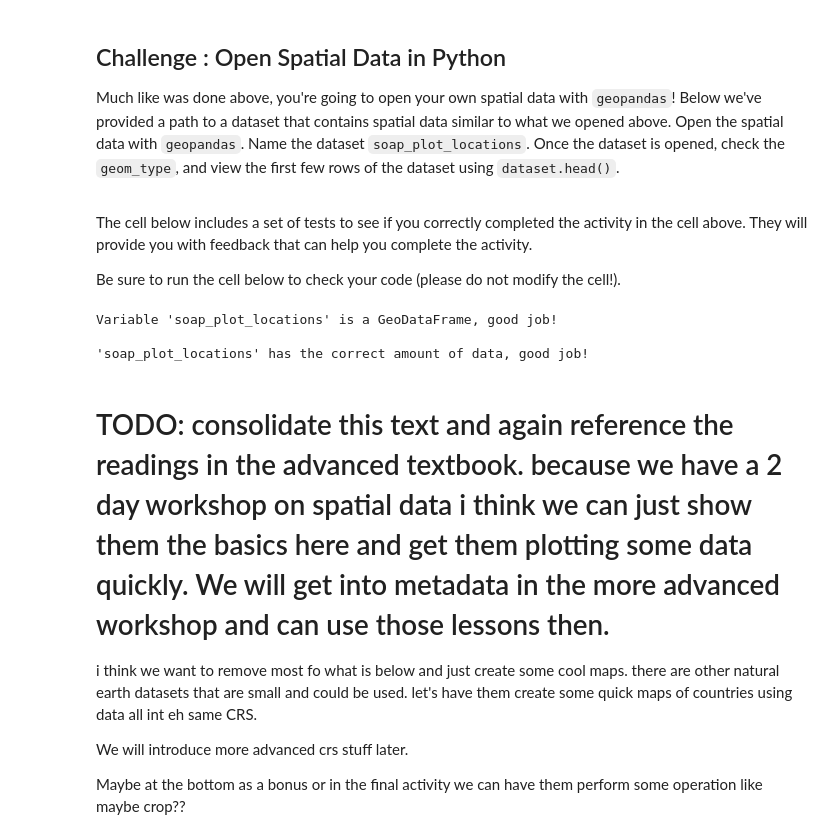
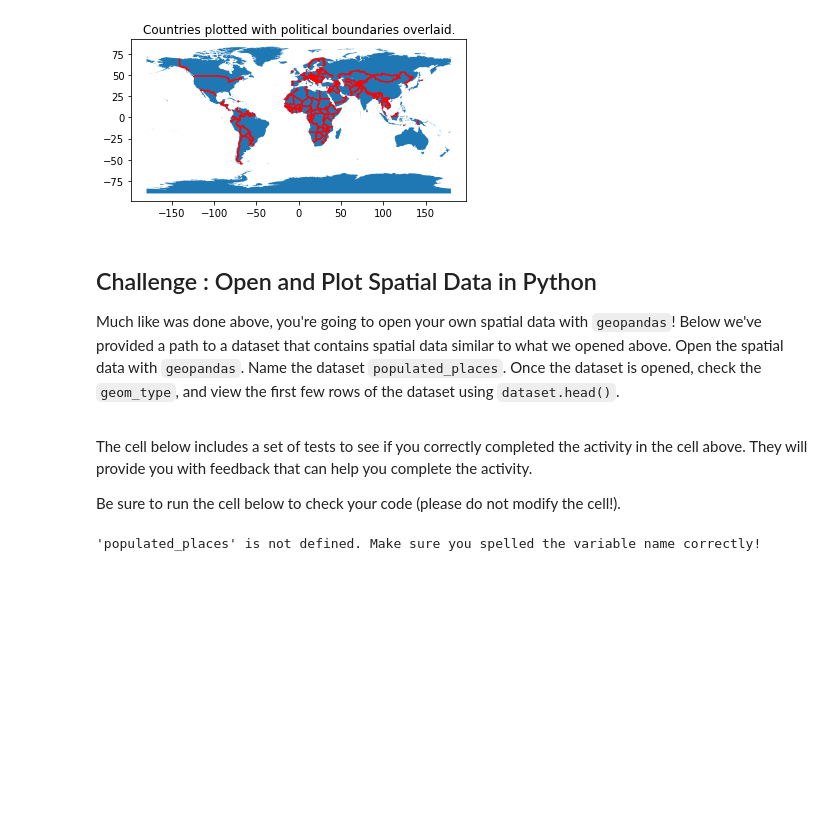
Before and after one commit to earthlab/edsc-summer-2020, a Jupyter notebook: data-types/02-intro-vector-data.ipynb, the cells around one changed output. Drawn from its saved outputs; the diff is of its cells as text; code cells hidden in the pictures; blank space fills up the shorter version.

Commit message:
First round of edits after feedback on draft in GitHub.

```diff
--- a/data-types/02-intro-vector-data.ipynb
+++ b/data-types/02-intro-vector-data.ipynb
@@ -173,9 +190,18 @@ dtype: object
+# %%
+# Using matplotlib to plot the two GeoDataFrames on the same axes (ax)
+fig, ax = plt.subplots()
+
+countries.plot(ax=ax)
+boundary_lines.plot(ax=ax, color='red');
+ax.set(title="Countries plotted with political boundaries overlaid.");
+# %% [output]
+[figure, added]
 # %% [markdown]
 <div class="notice--warning" markdown="1">
 
-## <i class="fa fa-pencil-square-o" aria-hidden="true"></i> Challenge : Open Spatial Data in Python
+## <i class="fa fa-pencil-square-o" aria-hidden="true"></i> Challenge : Open and Plot Spatial Data in Python
 
-Much like was done above, you're going to open your own spatial data with `geopandas`! Below we've provided a path to a dataset that contains spatial data similar to what we opened above. Open the spatial data with `geopandas`. Name the dataset `soap_plot_locations`. Once the dataset is opened, check the `geom_type`, and view the first few rows of the dataset using `dataset.head()`.
+Much like was done above, you're going to open your own spatial data with `geopandas`! Below we've provided a path to a dataset that contains spatial data similar to what we opened above. Open the spatial data with `geopandas`. Name the dataset `populated_places`. Once the dataset is opened, check the `geom_type`, and view the first few rows of the dataset using `dataset.head()`.
 
 </div>
 # %%
@@ -196,19 +219,10 @@ Be sure to run the cell below to check your code (please do not modify the cell!
 import notebook_tests_data_types
 
 try:
-    print(notebook_tests_data_types.test_geopandas_dataframe_creation(soap_plot_locations))
+    print(notebook_tests_data_types.test_geopandas_dataframe_creation(
+        populated_places)
+    )
 except NameError:
-        print("'soap_plot_locations' is not defined. Make sure you spelled the variable name correctly!")
+    print("'populated_places' is not defined. Make sure you spelled the variable name correctly!")
 # %% [output]
-Variable 'soap_plot_locations' is a GeoDataFrame, good job!
-
-'soap_plot_locations' has the correct amount of data, good job!
+'populated_places' is not defined. Make sure you spelled the variable name correctly!
-# %% [markdown]
-# TODO: consolidate this text and again reference the readings in the advanced textbook. because we have a 2 day workshop on spatial data i think we can just show them the basics here and get them plotting some data quickly. We will get into metadata in the more advanced workshop and can use those lessons then.
-
-
-i think we want to remove most fo what is below and just create some cool maps. there are other natural earth datasets that are small and could be used. let's have them create some quick maps of countries using data all int eh same CRS.
-
-We will introduce more advanced crs stuff later.
-
-Maybe at the bottom as a bonus or in the final activity we can have them perform some operation like maybe crop??
```
Also changed, not shown: parts of 31 cells of this notebook, 1 other file.
